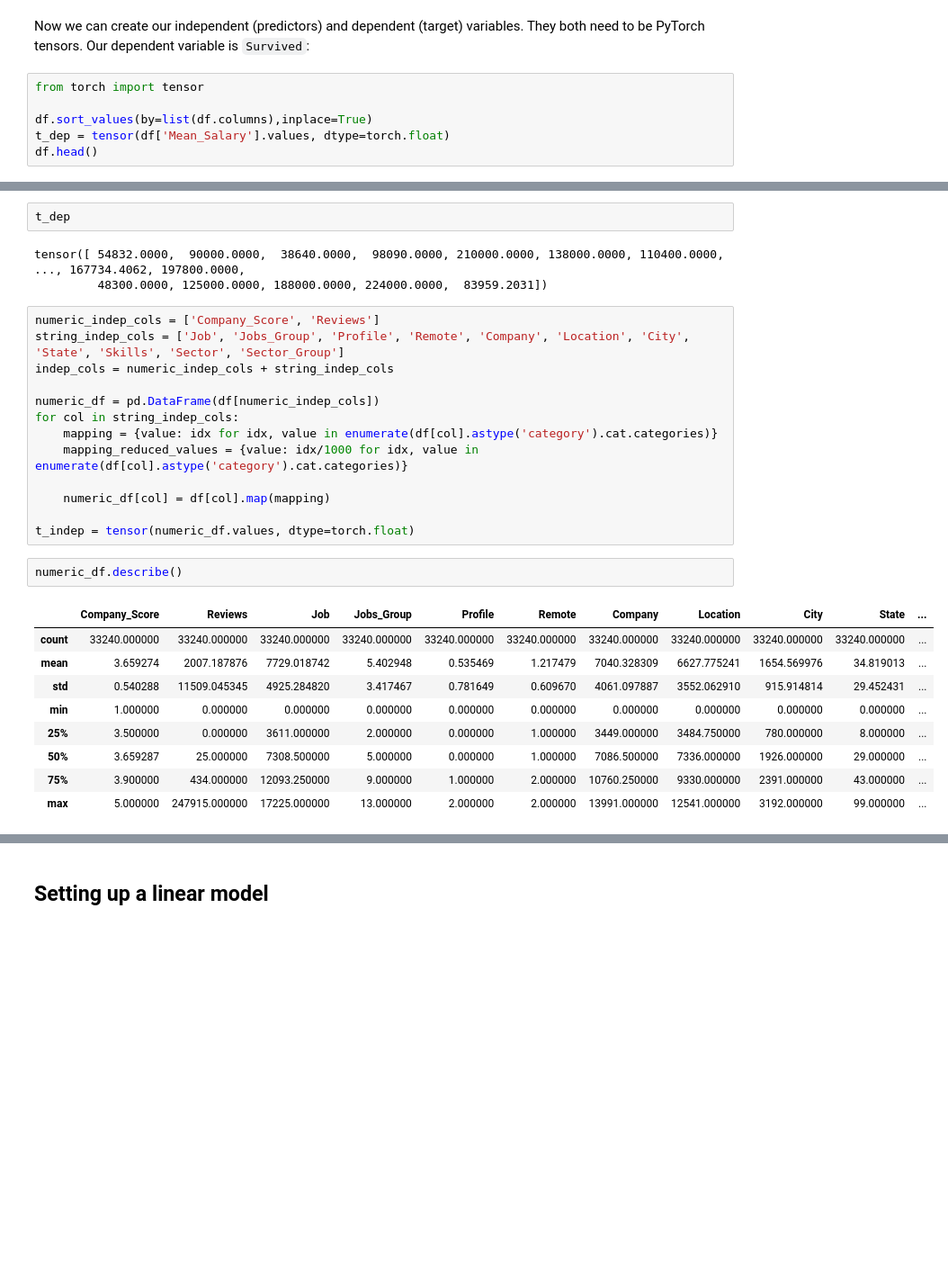
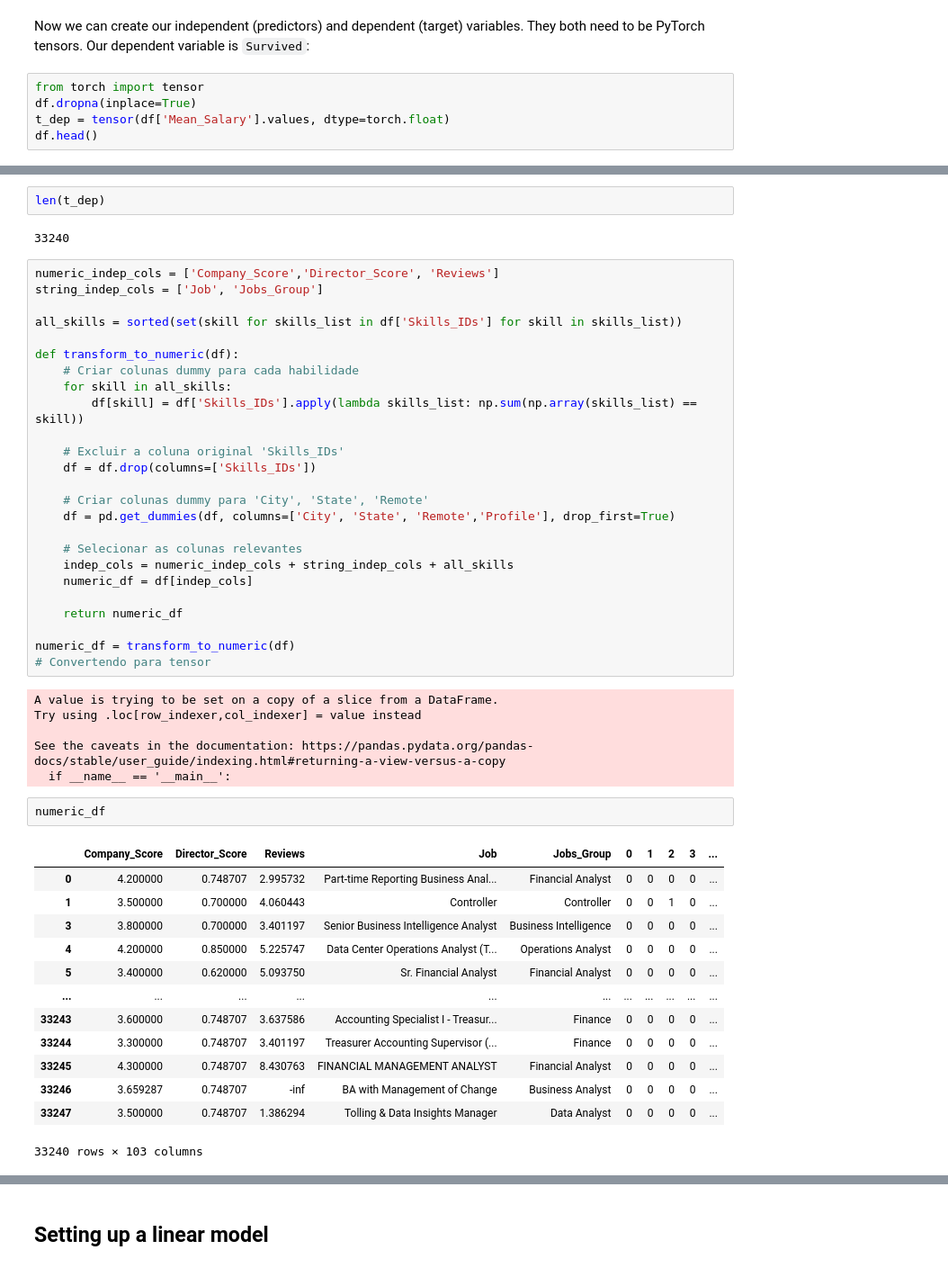
Before and after one commit to fabraz/fastaiOnCampus, a Jupyter notebook: nbs/lesson05_180105604-luisgfmarques-luis-marques-ipyn.ipynb, the cells around one changed output, grey strips where cells are left out. Shown at 90% size. Saved outputs shown, nothing was run; the diff lists cells and outputs as text; blank space fills up the shorter version.

```diff
--- a/nbs/lesson05_180105604-luisgfmarques-luis-marques-ipyn.ipynb
+++ b/nbs/lesson05_180105604-luisgfmarques-luis-marques-ipyn.ipynb
@@ -193,8 +270,7 @@ dtype: int64
 Now we can create our independent (predictors) and dependent (target) variables. They both need to be PyTorch tensors. Our dependent variable is `Survived`:
 # %%
 from torch import tensor
-
-df.sort_values(by=list(df.columns),inplace=True)
+df.dropna(inplace=True)
 t_dep = tensor(df['Mean_Salary'].values, dtype=torch.float)
 df.head()
 # %% [output]
@@ -211,30 +287,51 @@ See the caveats in the documentation: https://pandas.pydata.org/pandas-docs/stab
-# %%
-t_dep
-# %% [output]
-tensor([ 54832.0000,  90000.0000,  38640.0000,  98090.0000, 210000.0000, 138000.0000, 110400.0000,  ..., 167734.4062, 197800.0000,
-         48300.0000, 125000.0000, 188000.0000, 224000.0000,  83959.2031])
-# %%
-numeric_indep_cols = ['Company_Score', 'Reviews']
-string_indep_cols = ['Job', 'Jobs_Group', 'Profile', 'Remote', 'Company', 'Location', 'City', 'State', 'Skills', 'Sector', 'Sector_Group']
-indep_cols = numeric_indep_cols + string_indep_cols
-
-numeric_df = pd.DataFrame(df[numeric_indep_cols])
-for col in string_indep_cols:
-    mapping = {value: idx for idx, value in enumerate(df[col].astype('category').cat.categories)}
-    mapping_reduced_values = {value: idx/1000 for idx, value in enumerate(df[col].astype('category').cat.categories)}
-
-    numeric_df[col] = df[col].map(mapping)
-
-t_indep = tensor(numeric_df.values, dtype=torch.float)
+# %%
+len(t_dep)
+# %% [output]
+33240
+# %%
+numeric_indep_cols = ['Company_Score','Director_Score', 'Reviews']
+string_indep_cols = ['Job', 'Jobs_Group']
+
+all_skills = sorted(set(skill for skills_list in df['Skills_IDs'] for skill in skills_list))
+
+def transform_to_numeric(df):
+    # Criar colunas dummy para cada habilidade
+    for skill in all_skills:
+        df[skill] = df['Skills_IDs'].apply(lambda skills_list: np.sum(np.array(skills_list) == skill))
+
+    # Excluir a coluna original 'Skills_IDs'
+    df = df.drop(columns=['Skills_IDs'])
+
+    # Criar colunas dummy para 'City', 'State', 'Remote'
+    df = pd.get_dummies(df, columns=['City', 'State', 'Remote','Profile'], drop_first=True)
+
+    # Selecionar as colunas relevantes
+    indep_cols = numeric_indep_cols + string_indep_cols + all_skills
+    numeric_df = df[indep_cols]
+
+    return numeric_df
+
+numeric_df = transform_to_numeric(df)
+# Convertendo para tensor
+# %% [output]
+A value is trying to be set on a copy of a slice from a DataFrame.
+Try using .loc[row_indexer,col_indexer] = value instead
+
+See the caveats in the documentation: https://pandas.pydata.org/pandas-docs/stable/user_guide/indexing.html#returning-a-view-versus-a-copy
+  if __name__ == '__main__':
 # %%
-numeric_df.describe()
+numeric_df
 # %% [output]
-|  | Company_Score | Reviews | Job | Jobs_Group | Profile | Remote | Company | Location | City | State | ... |
-| count | 33240.000000 | 33240.000000 | 33240.000000 | 33240.000000 | 33240.000000 | 33240.000000 | 33240.000000 | 33240.000000 | 33240.000000 | 33240.000000 | ... |
-| mean | 3.659274 | 2007.187876 | 7729.018742 | 5.402948 | 0.535469 | 1.217479 | 7040.328309 | 6627.775241 | 1654.569976 | 34.819013 | ... |
-| std | 0.540288 | 11509.045345 | 4925.284820 | 3.417467 | 0.781649 | 0.609670 | 4061.097887 | 3552.062910 | 915.914814 | 29.452431 | ... |
-| min | 1.000000 | 0.000000 | 0.000000 | 0.000000 | 0.000000 | 0.000000 | 0.000000 | 0.000000 | 0.000000 | 0.000000 | ... |
-| 25% | 3.500000 | 0.000000 | 3611.000000 | 2.000000 | 0.000000 | 1.000000 | 3449.000000 | 3484.750000 | 780.000000 | 8.000000 | ... |
-| 50% | 3.659287 | 25.000000 | 7308.500000 | 5.000000 | 0.000000 | 1.000000 | 7086.500000 | 7336.000000 | 1926.000000 | 29.000000 | ... |
-| 75% | 3.900000 | 434.000000 | 12093.250000 | 9.000000 | 1.000000 | 2.000000 | 10760.250000 | 9330.000000 | 2391.000000 | 43.000000 | ... |
-| max | 5.000000 | 247915.000000 | 17225.000000 | 13.000000 | 2.000000 | 2.000000 | 13991.000000 | 12541.000000 | 3192.000000 | 99.000000 | ... |
+|  | Company_Score | Director_Score | Reviews | Job | Jobs_Group | 0 | 1 | 2 | 3 | ... |
+| 0 | 4.200000 | 0.748707 | 2.995732 | Part-time Reporting Business Anal... | Financial Analyst | 0 | 0 | 0 | 0 | ... |
+| 1 | 3.500000 | 0.700000 | 4.060443 | Controller | Controller | 0 | 0 | 1 | 0 | ... |
+| 3 | 3.800000 | 0.700000 | 3.401197 | Senior Business Intelligence Analyst | Business Intelligence | 0 | 0 | 0 | 0 | ... |
+| 4 | 4.200000 | 0.850000 | 5.225747 | Data Center Operations Analyst (T... | Operations Analyst | 0 | 0 | 0 | 0 | ... |
+| 5 | 3.400000 | 0.620000 | 5.093750 | Sr. Financial Analyst | Financial Analyst | 0 | 0 | 0 | 0 | ... |
+| ... | ... | ... | ... | ... | ... | ... | ... | ... | ... | ... |
+| 33243 | 3.600000 | 0.748707 | 3.637586 | Accounting Specialist I - Treasur... | Finance | 0 | 0 | 0 | 0 | ... |
+| 33244 | 3.300000 | 0.748707 | 3.401197 | Treasurer Accounting Supervisor (... | Finance | 0 | 0 | 0 | 0 | ... |
+| 33245 | 4.300000 | 0.748707 | 8.430763 | FINANCIAL MANAGEMENT ANALYST | Financial Analyst | 0 | 0 | 0 | 0 | ... |
+| 33246 | 3.659287 | 0.748707 | -inf | BA with Management of Change | Business Analyst | 0 | 0 | 0 | 0 | ... |
+| 33247 | 3.500000 | 0.748707 | 1.386294 | Tolling & Data Insights Manager | Data Analyst | 0 | 0 | 0 | 0 | ... |
+33240 rows × 103 columns
```
Also changed, not shown: parts of 67 cells of this notebook.
